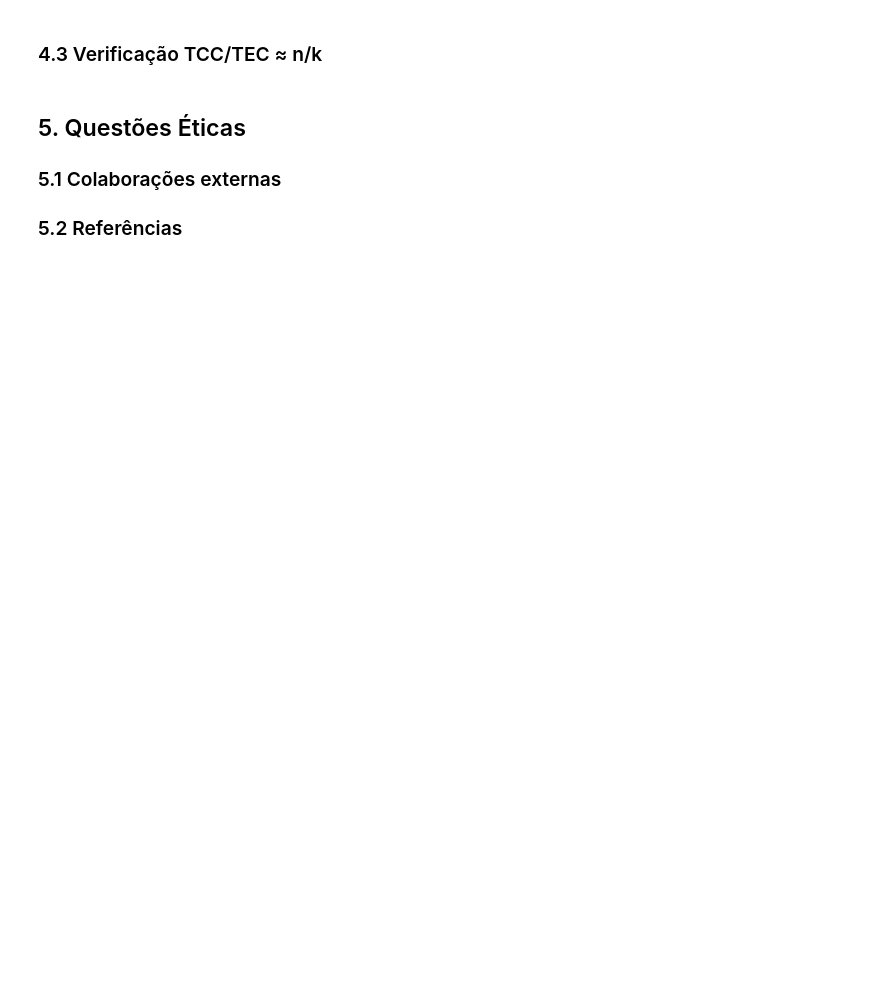
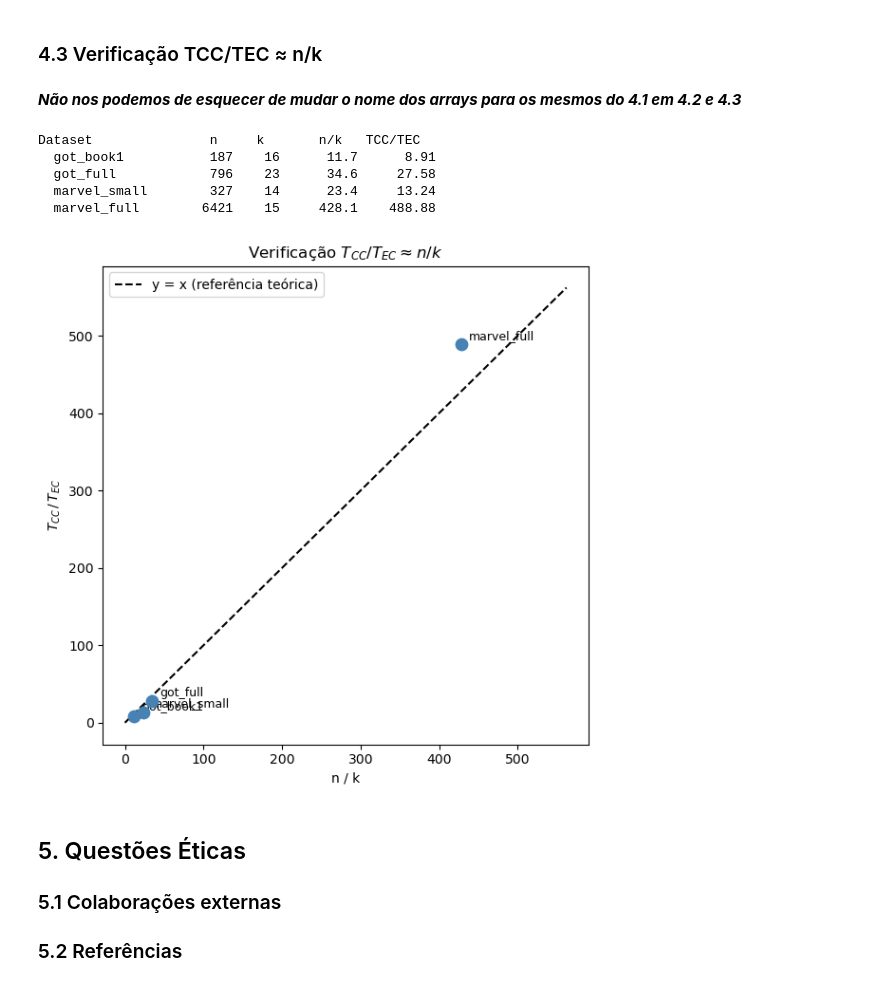
Before and after one commit to RafaSilva999/ProjetoDAA, a Jupyter notebook: ProjetoDAA.ipynb, the cells around one changed output. Drawn from its saved outputs; the diff is of its cells as text; code cells hidden in the pictures; blank space fills up the shorter version.

```diff
--- a/ProjetoDAA.ipynb
+++ b/ProjetoDAA.ipynb
@@ -915,5 +949,37 @@ KeyError: 'got_book1'
 # %% [markdown]
 ### 4.3 Verificação TCC/TEC ≈ n/k
+# %% [markdown]
+*****Não nos podemos de esquecer de mudar o nome dos arrays para os mesmos do 4.1 em 4.2 e 4.3*****
+# %%
+import matplotlib.pyplot as plt
+
+n_over_k   = [n / k for n, k in zip(n_list, k_iterations_list)]
+ratio_time = [t_cc / t_ec for t_cc, t_ec in zip(t_cc_list, t_ec_list)]
+
+print(f"{'Dataset':<15s}  {'n':>6s}  {'k':>4s}  {'n/k':>8s}  {'TCC/TEC':>8s}")
+for label, n, k, nk, rt in zip(labels, n_list, k_iterations_list, n_over_k, ratio_time):
+    print(f"  {label:<15s}  {n:6d}  {k:4d}  {nk:8.1f}  {rt:8.2f}")
+
+fig, ax = plt.subplots(figsize=(6, 6))
+ax.scatter(n_over_k, ratio_time, zorder=5, s=80, color='steelblue')
+for i, label in enumerate(labels):
+    ax.annotate(label, (n_over_k[i], ratio_time[i]),
+                textcoords='offset points', xytext=(6, 4), fontsize=9)
+lim = max(max(n_over_k), max(ratio_time)) * 1.15
+ax.plot([0, lim], [0, lim], 'k--', label='y = x (referência teórica)')
+ax.set_xlabel('n / k')
+ax.set_ylabel('$T_{CC}\\,/\\,T_{EC}$')
+ax.set_title('Verificação $T_{CC}/T_{EC} \\approx n/k$')
+ax.legend()
+plt.tight_layout()
+plt.show()
+# %% [output]
+Dataset               n     k       n/k   TCC/TEC
+  got_book1           187    16      11.7      8.91
+  got_full            796    23      34.6     27.58
+  marvel_small        327    14      23.4     13.24
+  marvel_full        6421    15     428.1    488.88
+[figure, added]
 # %% [markdown]
 ## 5. Questões Éticas
 ### 5.1 Colaborações externas
```
Also changed, not shown: parts of 10 cells of this notebook.
